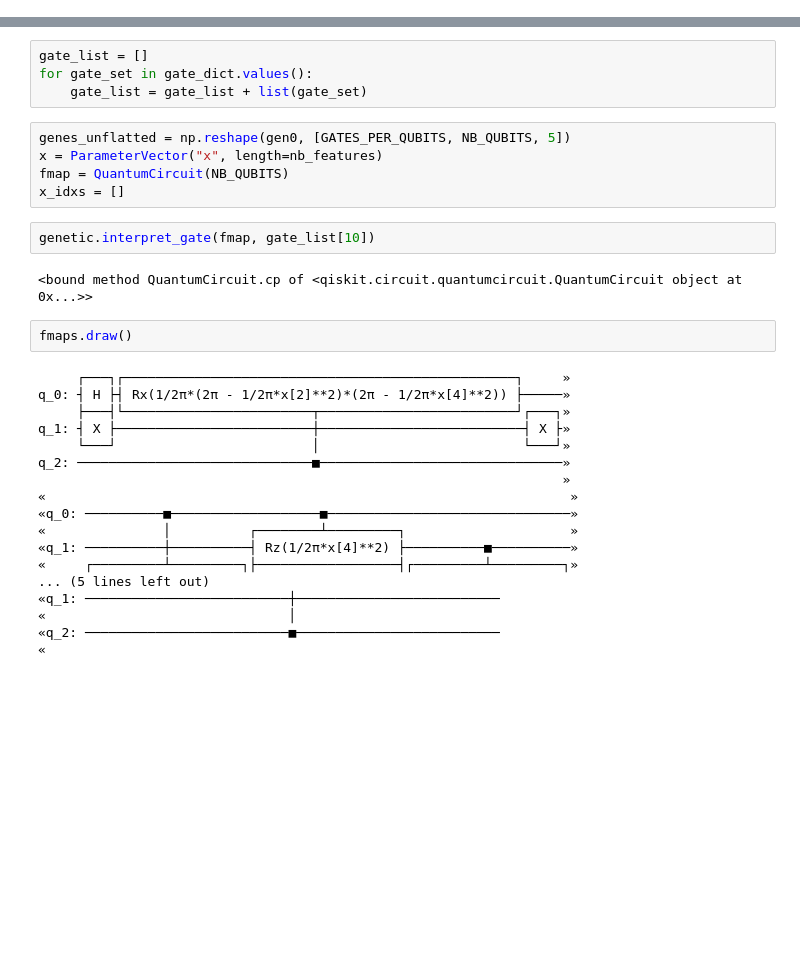
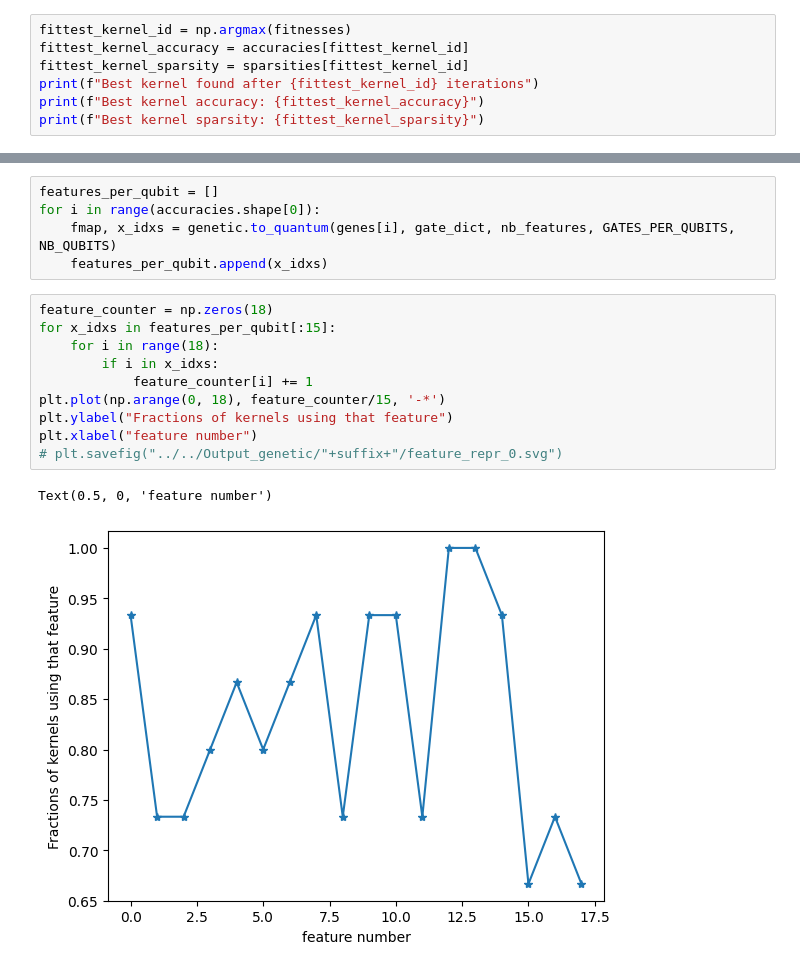
Before and after one commit to qismib/QuaKe, a Jupyter notebook: examples/plotgen.ipynb, the cells around one changed output, grey strips where cells are left out. Saved outputs shown, nothing was run; the diff lists cells and outputs as text; blank space fills up the shorter version.

```diff
--- a/examples/plotgen.ipynb
+++ b/examples/plotgen.ipynb
@@ -29,0 +82,7 @@ gen0 = np.array([10,  0,  0, 11, 10,  3,  1,  0,  1, 17,  1,  3,  0,  0,  0, 17,
+# %%
+fittest_kernel_id = np.argmax(fitnesses)
+fittest_kernel_accuracy = accuracies[fittest_kernel_id]
+fittest_kernel_sparsity = sparsities[fittest_kernel_id]
+print(f"Best kernel found after {fittest_kernel_id} iterations")
+print(f"Best kernel accuracy: {fittest_kernel_accuracy}")
+print(f"Best kernel sparsity: {fittest_kernel_sparsity}")
@@ -62,33 +148,18 @@ q_5: ─────────────────────────
-# %%
-gate_list = []
-for gate_set in gate_dict.values():
-    gate_list = gate_list + list(gate_set)
-# %%
-genes_unflatted = np.reshape(gen0, [GATES_PER_QUBITS, NB_QUBITS, 5])
-x = ParameterVector("x", length=nb_features)
-fmap = QuantumCircuit(NB_QUBITS)
-x_idxs = []
-# %%
-genetic.interpret_gate(fmap, gate_list[10])
-# %% [output]
-<bound method QuantumCircuit.cp of <qiskit.circuit.quantumcircuit.QuantumCircuit object at 0x...>>
-# %%
-fmaps.draw()
-# %% [output]
-     ┌───┐┌──────────────────────────────────────────────────┐     »
-q_0: ┤ H ├┤ Rx(1/2π*(2π - 1/2π*x[2]**2)*(2π - 1/2π*x[4]**2)) ├─────»
-     ├───┤└────────────────────────┬─────────────────────────┘┌───┐»
-q_1: ┤ X ├─────────────────────────┼──────────────────────────┤ X ├»
-     └───┘                         │                          └───┘»
-q_2: ──────────────────────────────■───────────────────────────────»
-                                                                   »
-«                                                                   »
-«q_0: ──────────■───────────────────■───────────────────────────────»
-«               │          ┌────────┴─────────┐                     »
-«q_1: ──────────┼──────────┤ Rz(1/2π*x[4]**2) ├──────────■──────────»
-«     ┌─────────┴─────────┐├──────────────────┤┌─────────┴─────────┐»
-... (5 lines left out)
-«q_1: ──────────────────────────┼──────────────────────────
-«                               │
-«q_2: ──────────────────────────■──────────────────────────
-«
+# %%
+features_per_qubit = []
+for i in range(accuracies.shape[0]):
+    fmap, x_idxs = genetic.to_quantum(genes[i], gate_dict, nb_features, GATES_PER_QUBITS, NB_QUBITS)
+    features_per_qubit.append(x_idxs)
+# %%
+feature_counter = np.zeros(18)
+for x_idxs in features_per_qubit[:15]:
+    for i in range(18):
+        if i in x_idxs:
+            feature_counter[i] += 1
+plt.plot(np.arange(0, 18), feature_counter/15, '-*')
+plt.ylabel("Fractions of kernels using that feature")
+plt.xlabel("feature number")
+# plt.savefig("../../Output_genetic/"+suffix+"/feature_repr_0.svg")
+# %% [output]
+Text(0.5, 0, 'feature number')
+[figure, added]
```
Also changed, not shown: parts of 24 cells of this notebook, 9 other files.
